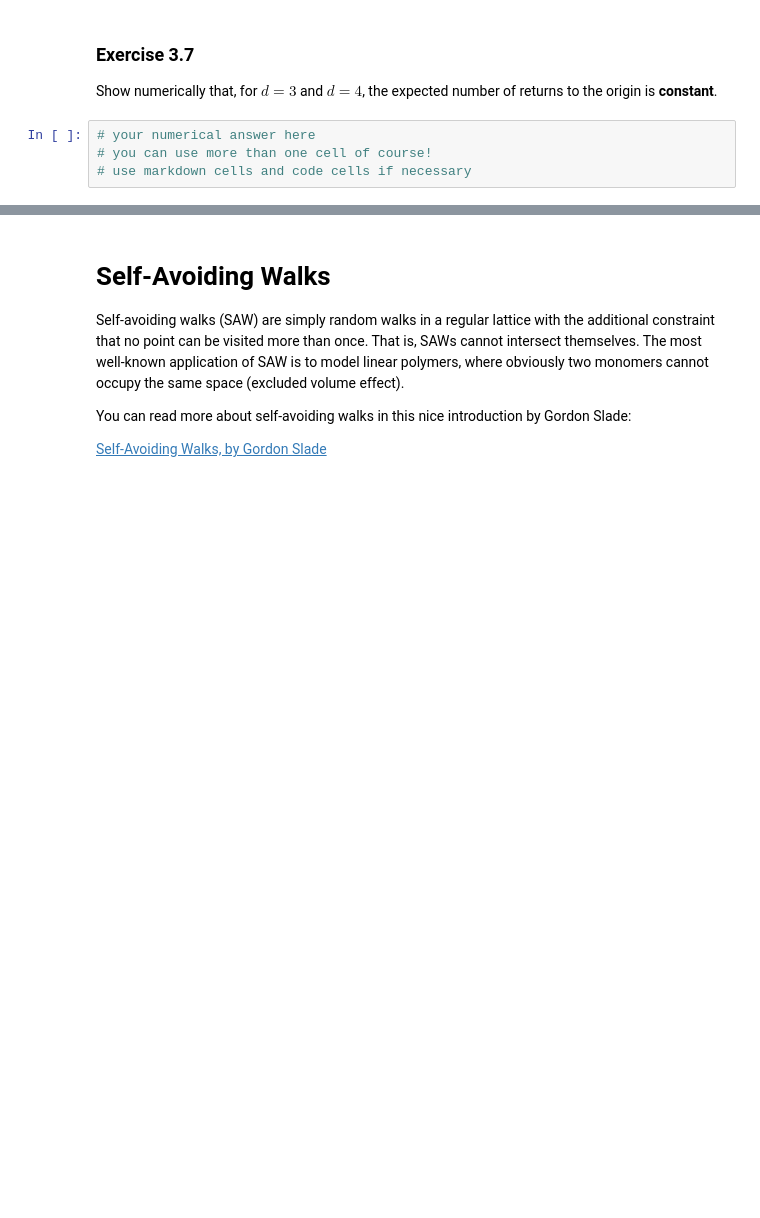
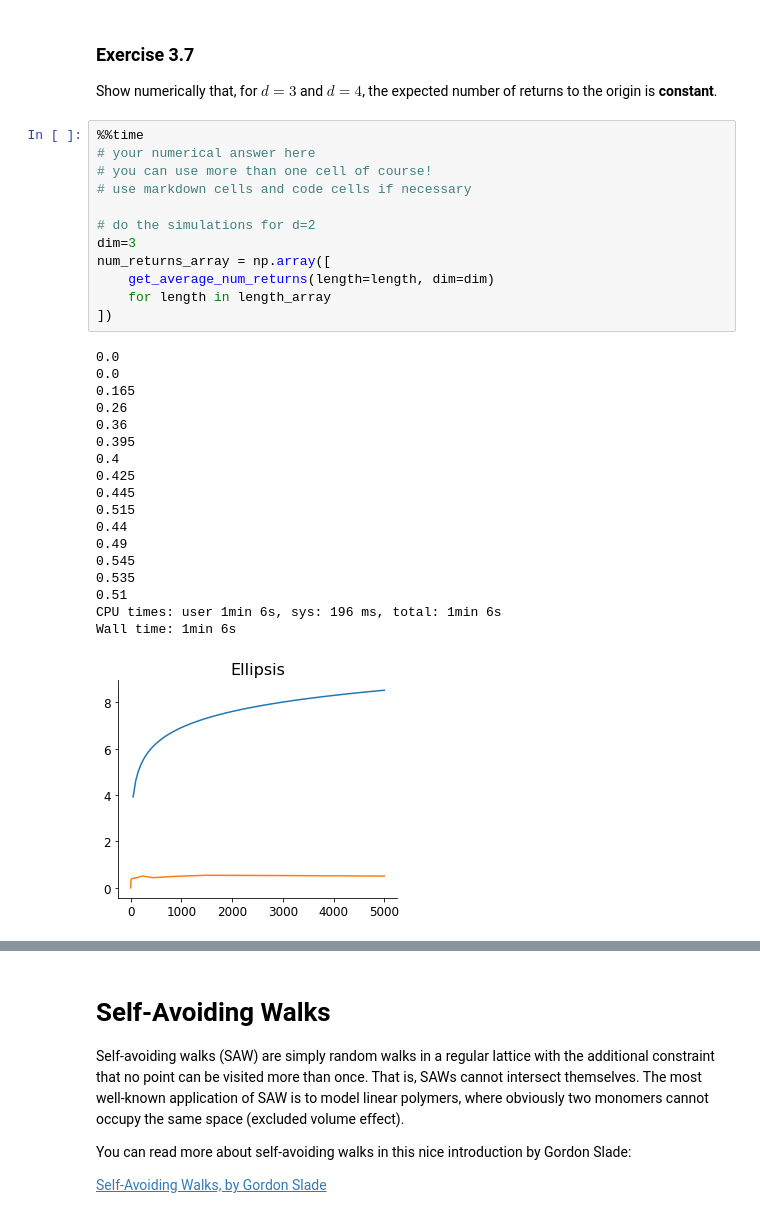
Before and after one commit to Daniele95/stat-mech-python-course, a Jupyter notebook: notebooks/3-Random-Walks.ipynb, the cells around one changed output, grey strips where cells are left out. Cells and saved outputs as stored; diff of their text form; blank space fills up the shorter version.

```diff
--- a/notebooks/3-Random-Walks.ipynb
+++ b/notebooks/3-Random-Walks.ipynb
@@ -259,6 +295,33 @@ Plot the average number of returns to the origin of a 2D RW as a function of the
 ### Exercise 3.7
 Show numerically that, for $d=3$ and $d=4$, the expected number of returns to the origin is **constant**.
 # %%
+%%time
 # your numerical answer here
 # you can use more than one cell of course!
 # use markdown cells and code cells if necessary
+
+# do the simulations for d=2
+dim=3
+num_returns_array = np.array([
+    get_average_num_returns(length=length, dim=dim)
+    for length in length_array
+])
+# %% [output]
+0.0
+0.0
+0.165
+0.26
+0.36
+0.395
+0.4
+0.425
+0.445
+0.515
+0.44
+0.49
+0.545
+0.535
+0.51
+CPU times: user 1min 6s, sys: 196 ms, total: 1min 6s
+Wall time: 1min 6s
+[figure, added]
```
Also changed, not shown: parts of 10 cells of this notebook, 1 other file.
